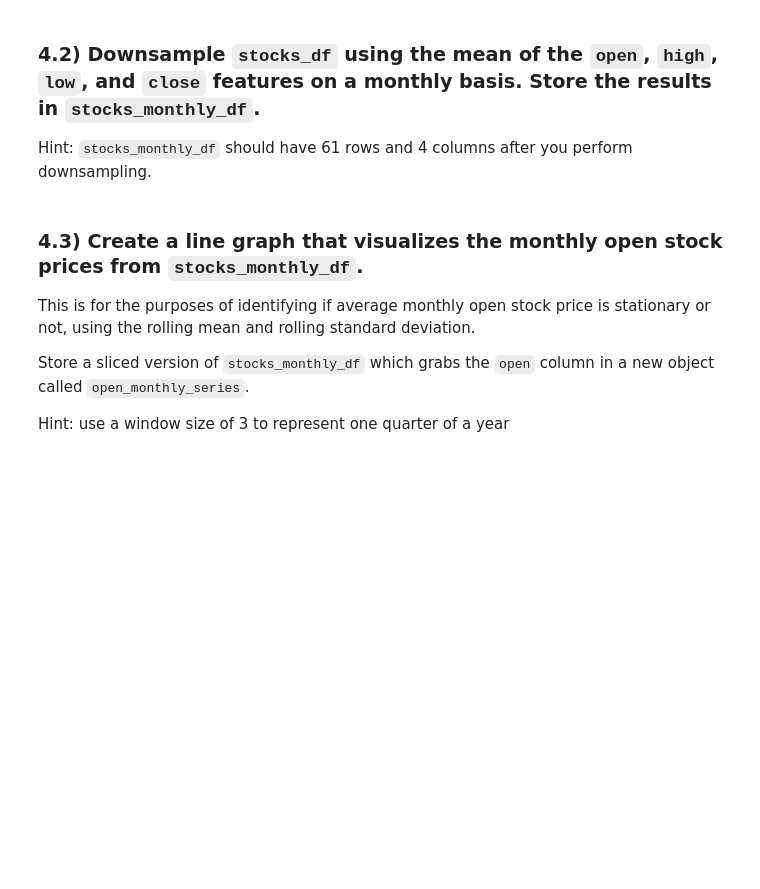
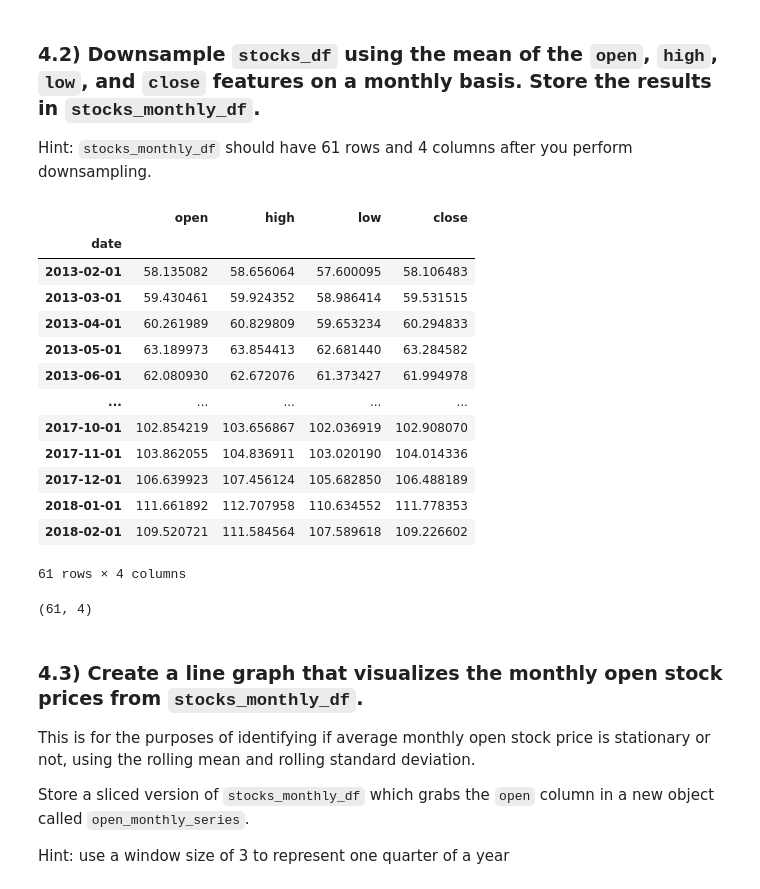
Before and after one commit to learn-co-students/module-4-code-challenge-round-1-nyc-ds-033020-mod-4-code-challenge-1591883766, a Jupyter notebook: index.ipynb, the cells around one changed output. Cells and saved outputs as stored; diff of their text form; code cells hidden in the pictures; blank space fills up the shorter version.

```diff
--- a/index.ipynb
+++ b/index.ipynb
@@ -389,12 +446,36 @@ Be sure that the `date` index of `stocks_df` is in the format: YYYY-MM-DD (shoul
+# %%
+# Your code here
+stocks_df['date']= pd.to_datetime(stocks_df['date'], format='%B %d, %Y')
+
+stocks_df.set_index('date', inplace=True)
 # %% [markdown]
 ### 4.2) Downsample `stocks_df` using the mean of the `open`, `high`, `low`, and `close` features on a monthly basis. Store the results in `stocks_monthly_df`.
 
 Hint: `stocks_monthly_df` should have 61 rows and 4 columns after you perform downsampling.
 # %%
 # Your code here
+stocks_monthly_df= stocks_df.resample('MS').mean()
+stocks_monthly_df
+# %% [output]
+|  | open | high | low | close |
+| date |  |  |  |  |
+| 2013-02-01 | 58.135082 | 58.656064 | 57.600095 | 58.106483 |
+| 2013-03-01 | 59.430461 | 59.924352 | 58.986414 | 59.531515 |
+| 2013-04-01 | 60.261989 | 60.829809 | 59.653234 | 60.294833 |
+| 2013-05-01 | 63.189973 | 63.854413 | 62.681440 | 63.284582 |
+| 2013-06-01 | 62.080930 | 62.672076 | 61.373427 | 61.994978 |
+| ... | ... | ... | ... | ... |
+| 2017-10-01 | 102.854219 | 103.656867 | 102.036919 | 102.908070 |
+| 2017-11-01 | 103.862055 | 104.836911 | 103.020190 | 104.014336 |
+| 2017-12-01 | 106.639923 | 107.456124 | 105.682850 | 106.488189 |
+| 2018-01-01 | 111.661892 | 112.707958 | 110.634552 | 111.778353 |
+| 2018-02-01 | 109.520721 | 111.584564 | 107.589618 | 109.226602 |
+61 rows × 4 columns
 # %%
 # Run this cell without changes
 stocks_monthly_df.shape
+# %% [output]
+(61, 4)
 # %% [markdown]
 ### 4.3) Create a line graph that visualizes the monthly open stock prices from `stocks_monthly_df`.
 
```
Also changed, not shown: parts of 27 cells of this notebook.
